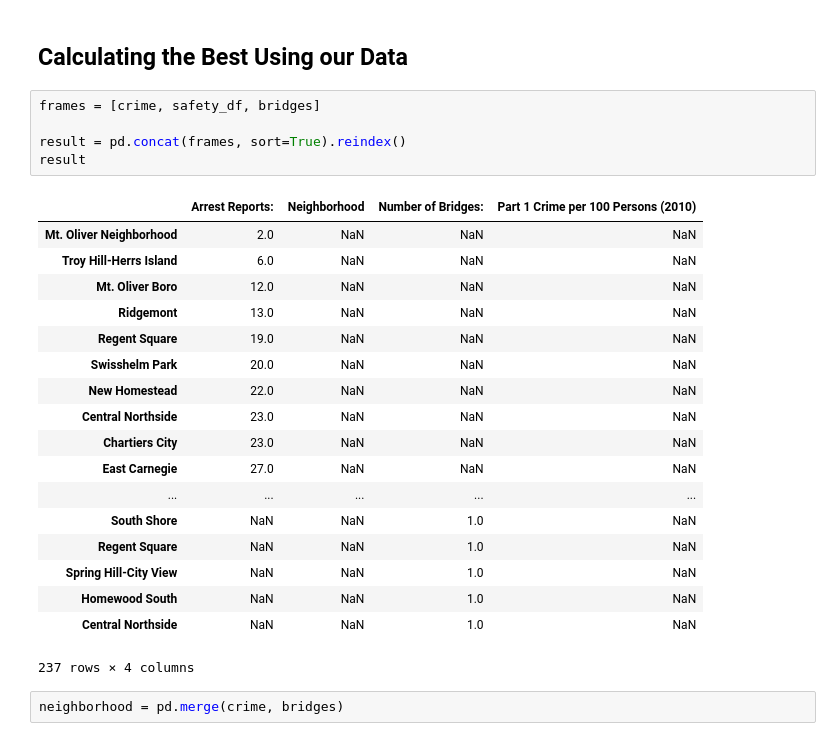
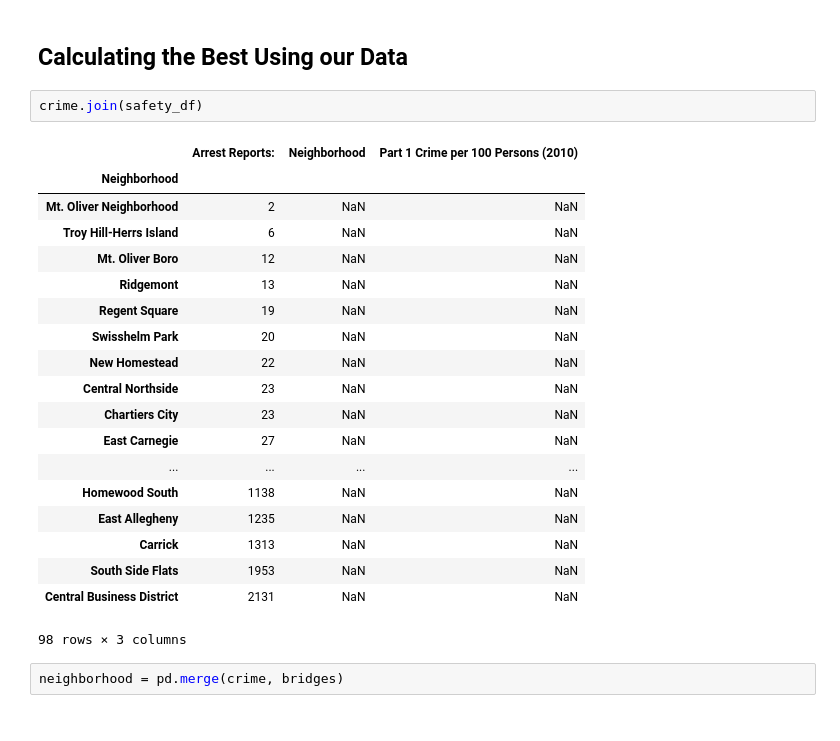
Before and after one commit to pats141/CMPINF_Final, a Jupyter notebook: Presentation.ipynb, the cells around one changed output. Cells and saved outputs as stored; diff of their text form.

```diff
--- a/Presentation.ipynb
+++ b/Presentation.ipynb
@@ -102,29 +105,27 @@ bridges
 # %% [markdown]
 ## Calculating the Best Using our Data
-# %%
-frames = [crime, safety_df, bridges]
-
-result = pd.concat(frames, sort=True).reindex()
-result
-# %% [output]
-|  | Arrest Reports: | Neighborhood | Number of Bridges: | Part 1 Crime per 100 Persons (2010) |
-| Mt. Oliver Neighborhood | 2.0 | NaN | NaN | NaN |
-| Troy Hill-Herrs Island | 6.0 | NaN | NaN | NaN |
-| Mt. Oliver Boro | 12.0 | NaN | NaN | NaN |
-| Ridgemont | 13.0 | NaN | NaN | NaN |
-| Regent Square | 19.0 | NaN | NaN | NaN |
-| Swisshelm Park | 20.0 | NaN | NaN | NaN |
-| New Homestead | 22.0 | NaN | NaN | NaN |
-| Central Northside | 23.0 | NaN | NaN | NaN |
-| Chartiers City | 23.0 | NaN | NaN | NaN |
-| East Carnegie | 27.0 | NaN | NaN | NaN |
-| ... | ... | ... | ... | ... |
-| South Shore | NaN | NaN | 1.0 | NaN |
-| Regent Square | NaN | NaN | 1.0 | NaN |
-| Spring Hill-City View | NaN | NaN | 1.0 | NaN |
-| Homewood South | NaN | NaN | 1.0 | NaN |
-| Central Northside | NaN | NaN | 1.0 | NaN |
-237 rows × 4 columns
+# %%
+crime.join(safety_df)
+# %% [output]
+|  | Arrest Reports: | Neighborhood | Part 1 Crime per 100 Persons (2010) |
+| Neighborhood |  |  |  |
+| Mt. Oliver Neighborhood | 2 | NaN | NaN |
+| Troy Hill-Herrs Island | 6 | NaN | NaN |
+| Mt. Oliver Boro | 12 | NaN | NaN |
+| Ridgemont | 13 | NaN | NaN |
+| Regent Square | 19 | NaN | NaN |
+| Swisshelm Park | 20 | NaN | NaN |
+| New Homestead | 22 | NaN | NaN |
+| Central Northside | 23 | NaN | NaN |
+| Chartiers City | 23 | NaN | NaN |
+| East Carnegie | 27 | NaN | NaN |
+| ... | ... | ... | ... |
+| Homewood South | 1138 | NaN | NaN |
+| East Allegheny | 1235 | NaN | NaN |
+| Carrick | 1313 | NaN | NaN |
+| South Side Flats | 1953 | NaN | NaN |
+| Central Business District | 2131 | NaN | NaN |
+98 rows × 3 columns
 # %%
 neighborhood = pd.merge(crime, bridges)
 # %% [output]
```
Also changed, not shown: parts of 3 cells of this notebook.
